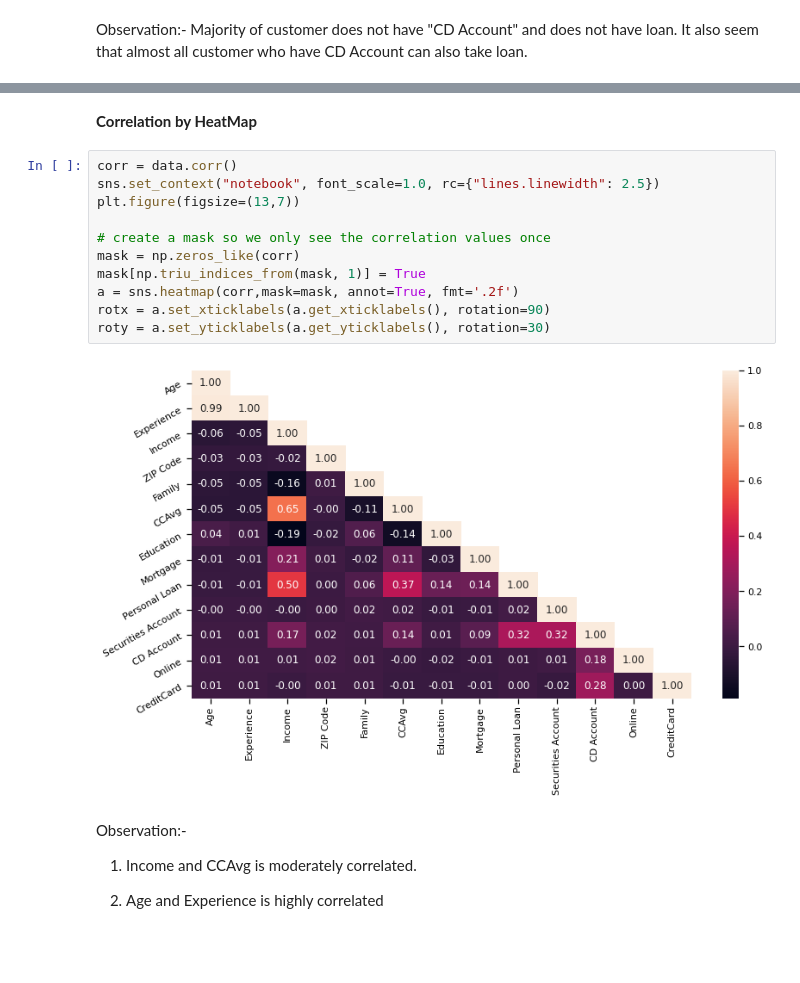
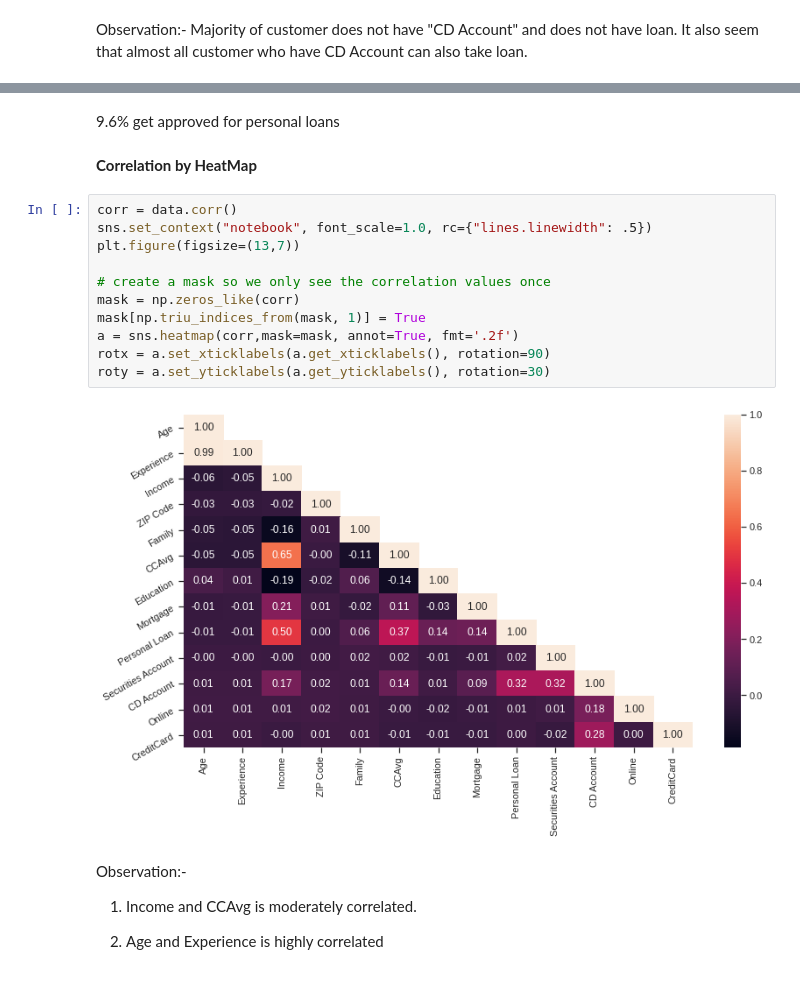
Before and after one commit to manavavi/ML_Internship_Marketing_Campaign_for_Banking_Products, a Jupyter notebook: Marketing_Campaign_for_Banking_Products(2)_(1).ipynb, the cells around one changed output, grey strips where cells are left out. Cells and saved outputs as stored; diff of their text form; blank space fills up the shorter version.

```diff
--- a/Marketing_Campaign_for_Banking_Products(2)_(1).ipynb
+++ b/Marketing_Campaign_for_Banking_Products(2)_(1).ipynb
@@ -438,18 +487,20 @@ plt.show()
+# %% [markdown]
+9.6% get approved for personal loans
 # %% [markdown]
 **Correlation by HeatMap**
 # %%
 corr = data.corr()
-sns.set_context("notebook", font_scale=1.0, rc={"lines.linewidth": 2.5})
+sns.set_context("notebook", font_scale=1.0, rc={"lines.linewidth": .5})
 plt.figure(figsize=(13,7))
 
 # create a mask so we only see the correlation values once
 mask = np.zeros_like(corr)
 mask[np.triu_indices_from(mask, 1)] = True
 a = sns.heatmap(corr,mask=mask, annot=True, fmt='.2f')
 rotx = a.set_xticklabels(a.get_xticklabels(), rotation=90)
 roty = a.set_yticklabels(a.get_yticklabels(), rotation=30)
 # %% [output]
-[figure, old version]
+[figure, new version]
 # %% [markdown]
 Observation:-
 
```
Also changed, not shown: parts of 43 cells of this notebook.
